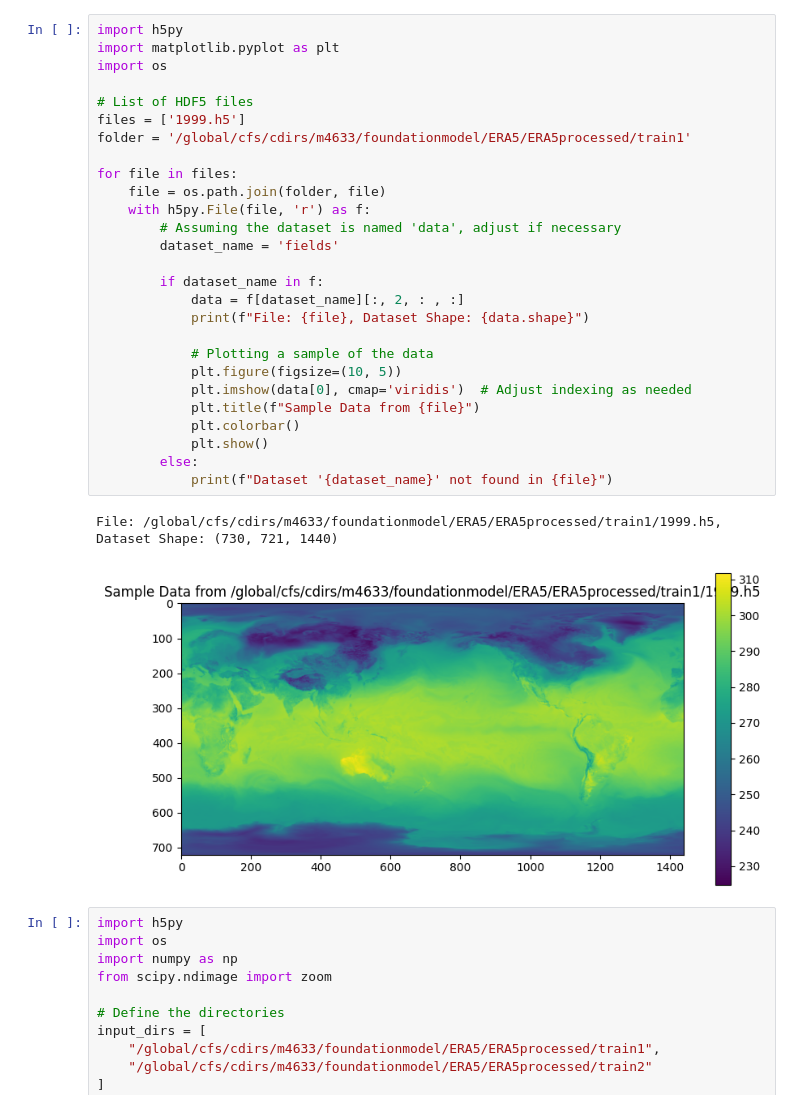
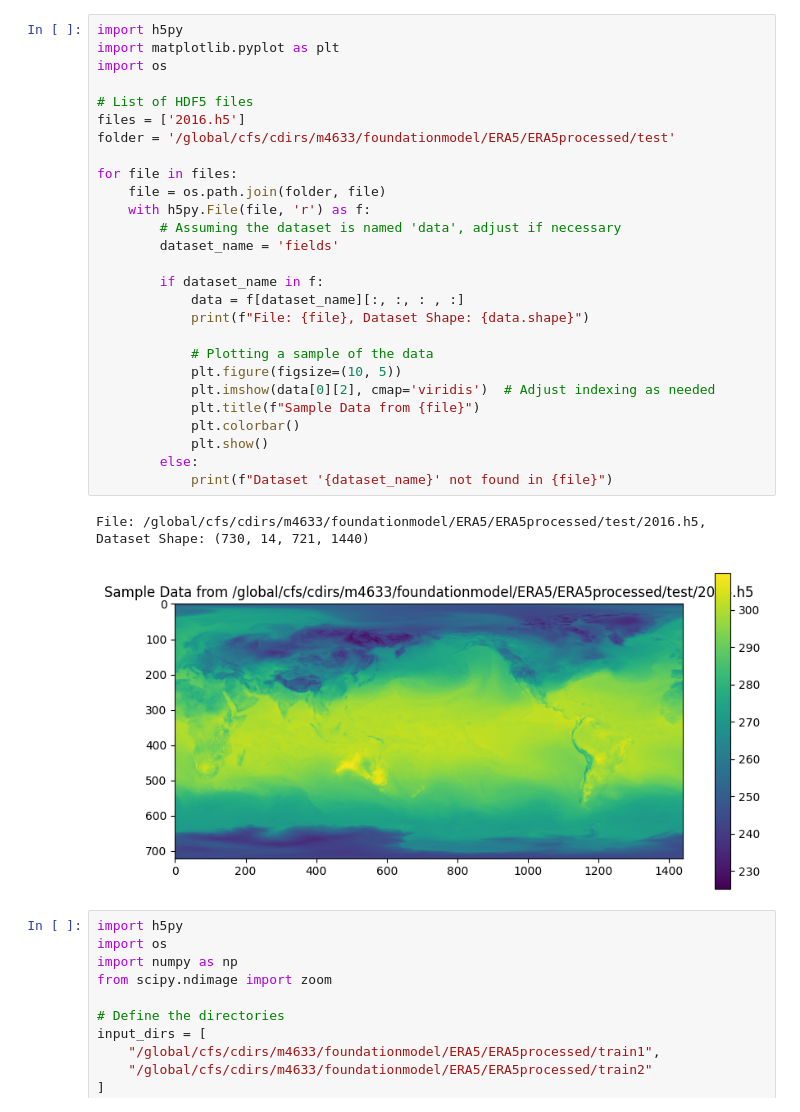
Before and after one commit to GarryGao00/HAT, a Jupyter notebook: data.ipynb, the cells around one changed output. Cells and saved outputs as stored; diff of their text form.

```diff
--- a/data.ipynb
+++ b/data.ipynb
@@ -1,33 +1,33 @@
 # %%
 import h5py
 import matplotlib.pyplot as plt
 import os
 
 # List of HDF5 files
-files = ['1999.h5']
-folder = '/global/cfs/cdirs/m4633/foundationmodel/ERA5/ERA5processed/train1'
+files = ['2016.h5']
+folder = '/global/cfs/cdirs/m4633/foundationmodel/ERA5/ERA5processed/test'
 
 for file in files:
     file = os.path.join(folder, file)
     with h5py.File(file, 'r') as f:
         # Assuming the dataset is named 'data', adjust if necessary
         dataset_name = 'fields'
 
         if dataset_name in f:
-            data = f[dataset_name][:, 2, : , :]
+            data = f[dataset_name][:, :, : , :]
             print(f"File: {file}, Dataset Shape: {data.shape}")
 
             # Plotting a sample of the data
             plt.figure(figsize=(10, 5))
-            plt.imshow(data[0], cmap='viridis')  # Adjust indexing as needed
+            plt.imshow(data[0][2], cmap='viridis')  # Adjust indexing as needed
             plt.title(f"Sample Data from {file}")
             plt.colorbar()
             plt.show()
         else:
             print(f"Dataset '{dataset_name}' not found in {file}")
 # %% [output]
-File: /global/cfs/cdirs/m4633/foundationmodel/ERA5/ERA5processed/train1/1999.h5, Dataset Shape: (730, 721, 1440)
+File: /global/cfs/cdirs/m4633/foundationmodel/ERA5/ERA5processed/test/2016.h5, Dataset Shape: (730, 14, 721, 1440)
-[figure, old version]
+[figure, new version]
 # %%
 import h5py
 import os
```
Also changed, not shown: 10 other files.
